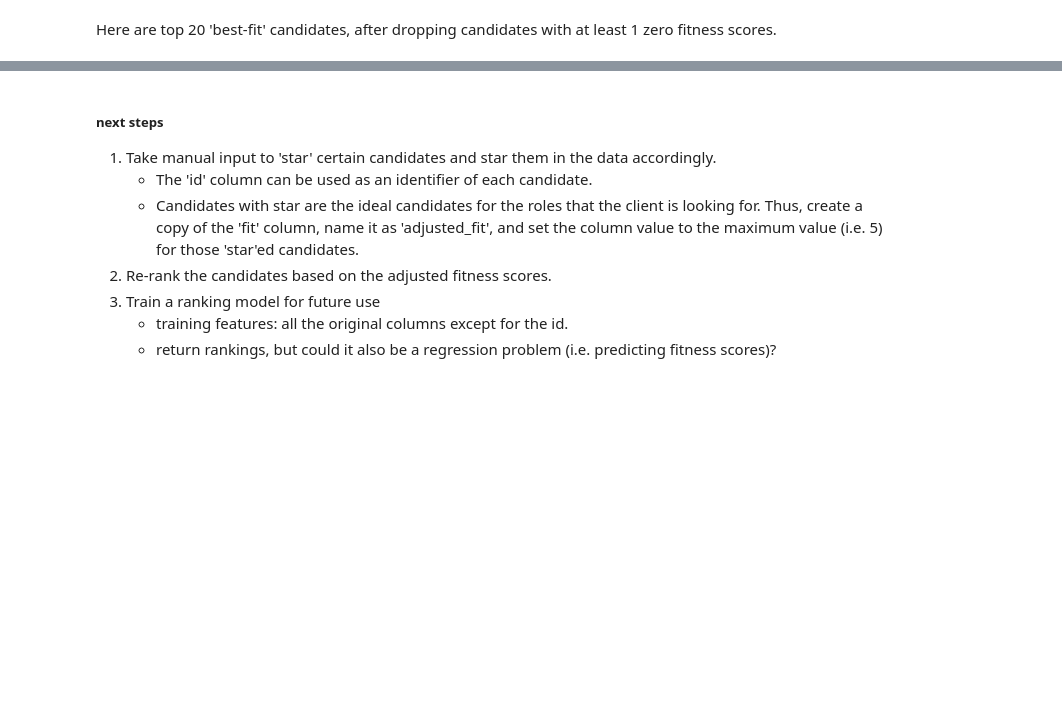
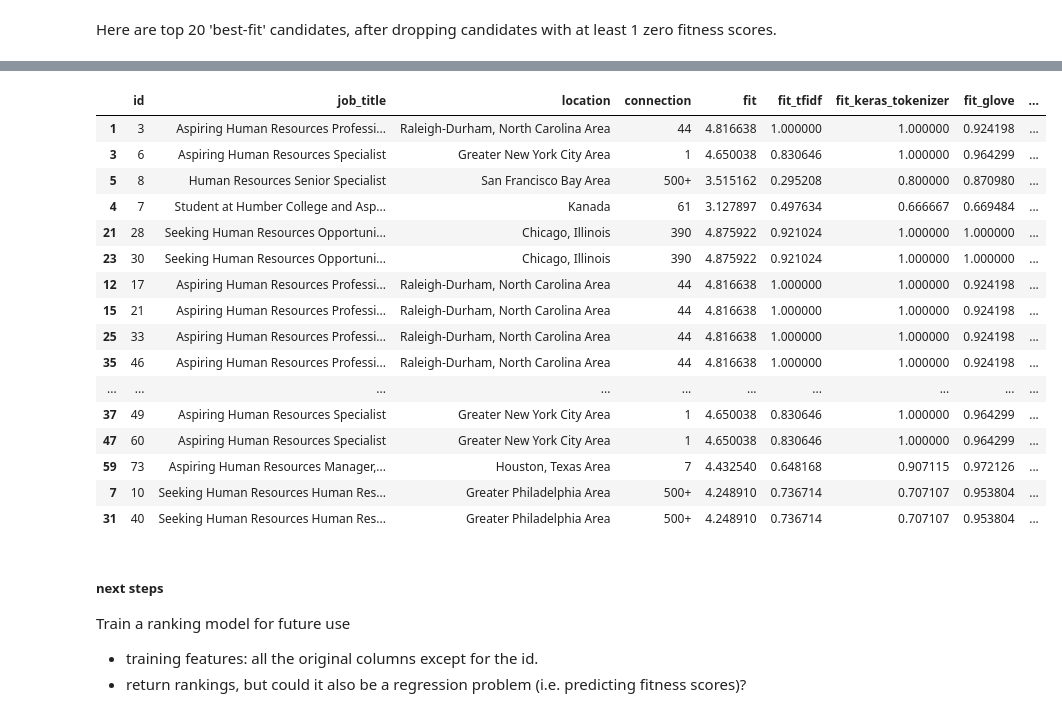
Before and after one commit to henryhyunwookim/Potential-Talents, a Jupyter notebook: Potential Talents_v2.ipynb, the cells around one changed output, grey strips where cells are left out. Drawn from its saved outputs; the diff is of its cells as text; code cells hidden in the pictures; blank space fills up the shorter version.

```diff
--- a/Potential Talents_v2.ipynb
+++ b/Potential Talents_v2.ipynb
@@ -358,12 +361,36 @@ data_filtered.head(20)
+# %%
+ideal_candidates = input("Enter the IDs of ideal candidates separated by comma (e.g. 1, 11, 13): ")
+# %%
+data_filtered['fit_adjusted'] = data_filtered['fit']
+ideal_ids = [int(id.strip()) for id in ideal_candidates.split(",")]
+data_filtered.loc[ideal_ids, 'fit_adjusted'] = 5
+
+data_filtered['rank_adjusted'] = data_filtered['fit_adjusted'].rank(method='dense', ascending=False)
+data_filtered.sort_values(['rank_adjusted', 'rank', 'fit_adjusted', 'fit', 'id', 'connection'], inplace=True)
+data_filtered.head(20)
+# %% [output]
+|  | id | job_title | location | connection | fit | fit_tfidf | fit_keras_tokenizer | fit_glove | ... |
+| 1 | 3 | Aspiring Human Resources Professi... | Raleigh-Durham, North Carolina Area | 44 | 4.816638 | 1.000000 | 1.000000 | 0.924198 | ... |
+| 3 | 6 | Aspiring Human Resources Specialist | Greater New York City Area | 1 | 4.650038 | 0.830646 | 1.000000 | 0.964299 | ... |
+| 5 | 8 | Human Resources Senior Specialist | San Francisco Bay Area | 500+ | 3.515162 | 0.295208 | 0.800000 | 0.870980 | ... |
+| 4 | 7 | Student at Humber College and Asp... | Kanada | 61 | 3.127897 | 0.497634 | 0.666667 | 0.669484 | ... |
+| 21 | 28 | Seeking Human Resources Opportuni... | Chicago, Illinois | 390 | 4.875922 | 0.921024 | 1.000000 | 1.000000 | ... |
+| 23 | 30 | Seeking Human Resources Opportuni... | Chicago, Illinois | 390 | 4.875922 | 0.921024 | 1.000000 | 1.000000 | ... |
+| 12 | 17 | Aspiring Human Resources Professi... | Raleigh-Durham, North Carolina Area | 44 | 4.816638 | 1.000000 | 1.000000 | 0.924198 | ... |
+| 15 | 21 | Aspiring Human Resources Professi... | Raleigh-Durham, North Carolina Area | 44 | 4.816638 | 1.000000 | 1.000000 | 0.924198 | ... |
+| 25 | 33 | Aspiring Human Resources Professi... | Raleigh-Durham, North Carolina Area | 44 | 4.816638 | 1.000000 | 1.000000 | 0.924198 | ... |
+| 35 | 46 | Aspiring Human Resources Professi... | Raleigh-Durham, North Carolina Area | 44 | 4.816638 | 1.000000 | 1.000000 | 0.924198 | ... |
+| ... | ... | ... | ... | ... | ... | ... | ... | ... | ... |
+| 37 | 49 | Aspiring Human Resources Specialist | Greater New York City Area | 1 | 4.650038 | 0.830646 | 1.000000 | 0.964299 | ... |
+| 47 | 60 | Aspiring Human Resources Specialist | Greater New York City Area | 1 | 4.650038 | 0.830646 | 1.000000 | 0.964299 | ... |
+| 59 | 73 | Aspiring Human Resources Manager,... | Houston, Texas Area | 7 | 4.432540 | 0.648168 | 0.907115 | 0.972126 | ... |
+| 7 | 10 | Seeking Human Resources Human Res... | Greater Philadelphia Area | 500+ | 4.248910 | 0.736714 | 0.707107 | 0.953804 | ... |
+| 31 | 40 | Seeking Human Resources Human Res... | Greater Philadelphia Area | 500+ | 4.248910 | 0.736714 | 0.707107 | 0.953804 | ... |
 # %% [markdown]
 ##### next steps
-1. Take manual input to 'star' certain candidates and star them in the data accordingly.
-    - The 'id' column can be used as an identifier of each candidate.
-    - Candidates with star are the ideal candidates for the roles that the client is looking for. Thus, create a copy of the 'fit' column, name it as 'adjusted_fit', and set the column value to the maximum value (i.e. 5) for those 'star'ed candidates.
-2. Re-rank the candidates based on the adjusted fitness scores.
-3. Train a ranking model for future use
-    - training features: all the original columns except for the id.
-    - return rankings, but could it also be a regression problem (i.e. predicting fitness scores)?
+Train a ranking model for future use
+- training features: all the original columns except for the id.
+- return rankings, but could it also be a regression problem (i.e. predicting fitness scores)?
 # %% [markdown]
 resources:
 
```
Also changed, not shown: parts of 8 cells of this notebook.
